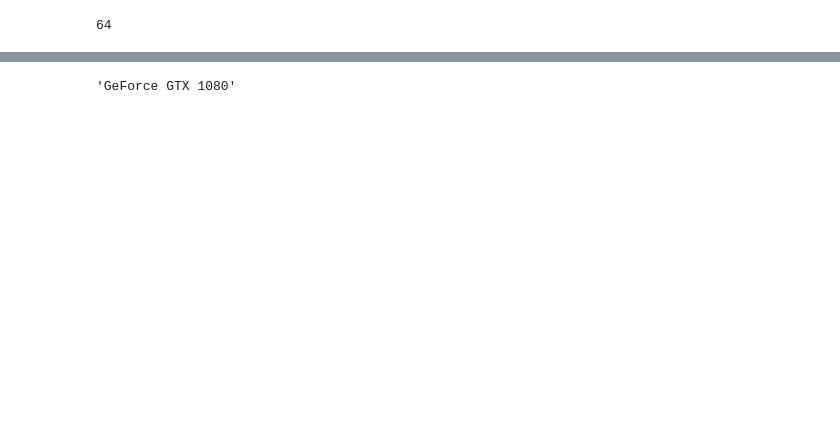
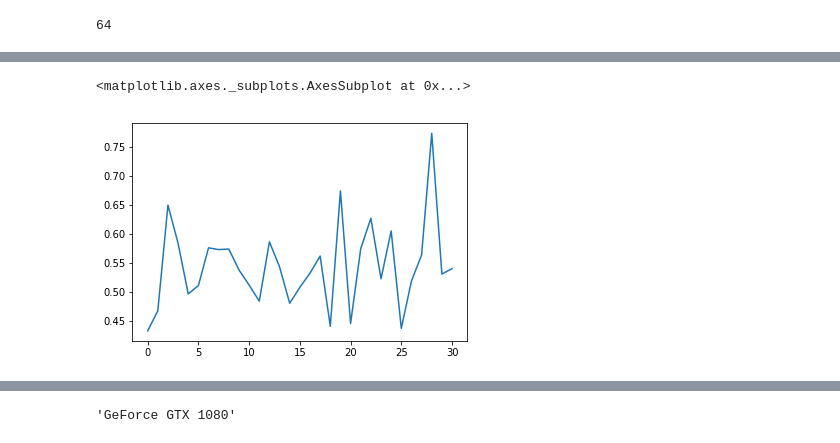
Before and after one commit to eistre91/thinkful-projects, a Jupyter notebook: TGS Salt Identification.ipynb, the cells around one changed output, grey strips where cells are left out. Saved outputs shown, nothing was run; the diff lists cells and outputs as text; code cells hidden in the pictures; blank space fills up the shorter version.

```diff
--- a/TGS Salt Identification.ipynb
+++ b/TGS Salt Identification.ipynb
@@ -149,7 +150,7 @@ X_train_shaped = X_train.reshape(-1, 1, 128, 128)/255
 Y_train_shaped = Y_train.reshape(-1, 1, 128, 128)
 # %%
 X_train_shaped = X_train_shaped.astype(np.float32)
-Y_train_shaped = Y_train_shaped.astype(np.int64)
+Y_train_shaped = Y_train_shaped.astype(np.float32)
 
 #X_test_shaped = X_test.astype(np.float32)
 # %%
@@ -159,7 +160,7 @@ np.random.seed(133700)
 indices = list(range(len(X_train_shaped)))
 np.random.shuffle(indices)
 
-val_size = 0
+val_size = 1/2
 split = np.int_(np.floor(val_size * len(X_train_shaped)))
 
 train_idxs = indices[split:]
@@ -171,5 +168,3 @@ len(X_train_shaped)
-# %%
-Y_train_shaped = Y_train_shaped[:,0,:,:]
 # %%
 salt_ID_dataset_train = saltIDDataset(X_train_shaped[train_idxs],
                                       train=True,
@@ -332,0 +331,9 @@ class Unet(nn.Module):
+# %%
+model = Unet()
+model.cuda();
+
+criterion = nn.BCELoss()
+
+learning_rate = 1e-2
+
+optimizer = torch.optim.Adam(model.parameters(), lr=learning_rate)
@@ -332,0 +451,6 @@ class Unet(nn.Module):
+# %%
+loss_series = pd.Series(losses)
+loss_series.plot()
+# %% [output]
+<matplotlib.axes._subplots.AxesSubplot at 0x...>
+[figure, added]
```
Also changed, not shown: parts of 34 cells of this notebook.
